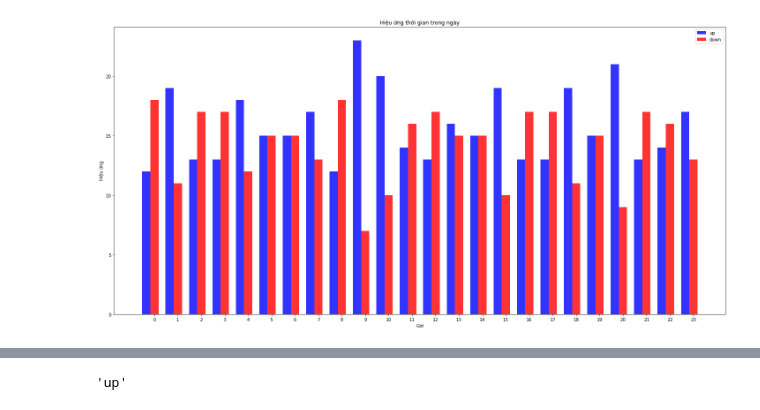
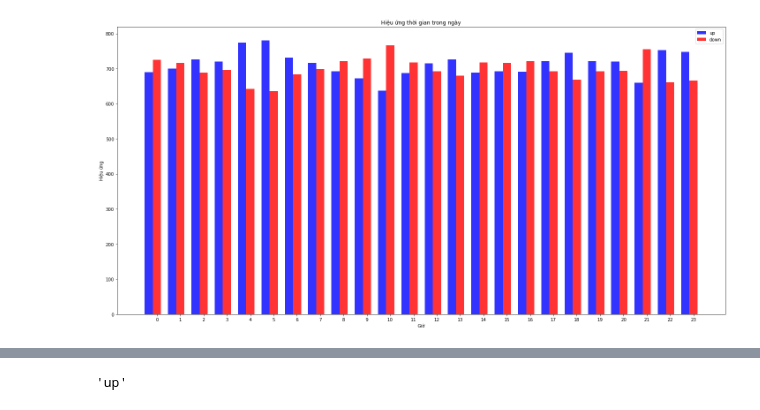
Before and after one commit to bachpx195/the_big_trade, a Jupyter notebook: TheBigTrade/HighestHourInDay.ipynb, the cells around one changed output, grey strips where cells are left out. Drawn from its saved outputs; the diff is of its cells as text; code cells hidden in the pictures.

```diff
--- a/TheBigTrade/HighestHourInDay.ipynb
+++ b/TheBigTrade/HighestHourInDay.ipynb
@@ -11,7 +11,7 @@ import numpy as np
 
 merchandise_rate = MerchandiseRate()
 merchandise_rate_id = merchandise_rate.find_by_slug('LTCUSDT')
-candlestick = Candlestick(merchandise_rate_id, 'hour', 24*30, "DESC")
+candlestick = Candlestick(merchandise_rate_id, 'hour', 24*500000000, "DESC")
 
 data_prices = candlestick.to_df()
 
@@ -109 +109 @@ date
-[figure, old version]
+[figure, new version]
```
Also changed, not shown: parts of 3 cells of this notebook, 1 other file.
